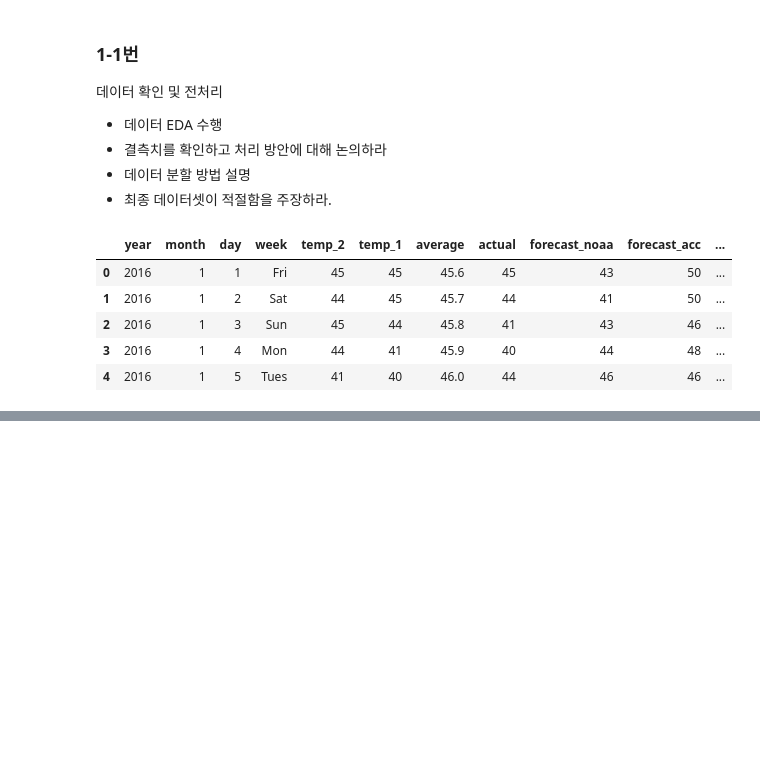
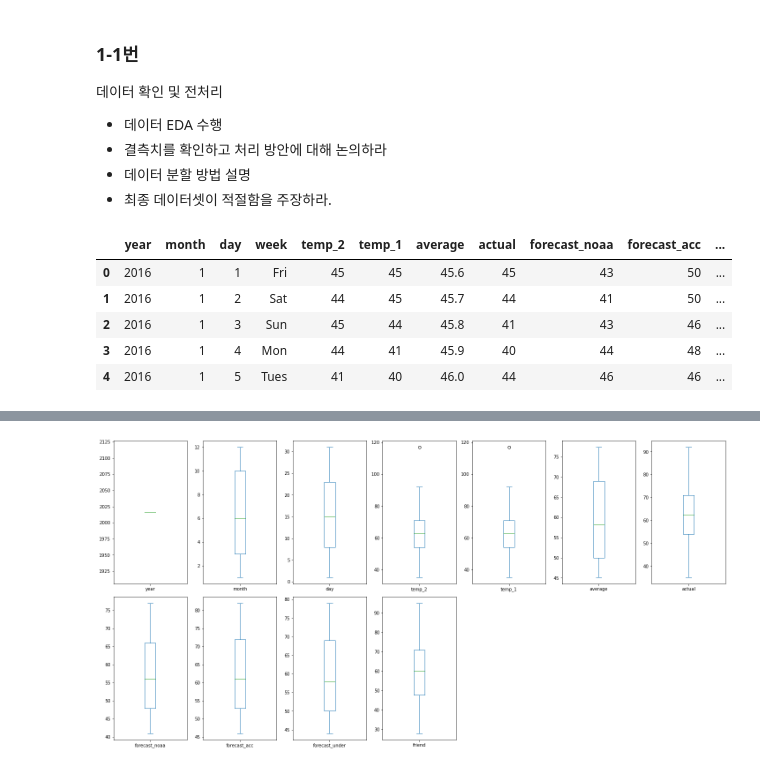
Before and after one commit to johyunkang/adp_certificate, a Jupyter notebook: adp_20.ipynb, the cells around one changed output, grey strips where cells are left out. Cells and saved outputs as stored; diff of their text form; code cells hidden in the pictures; blank space fills up the shorter version.

```diff
--- a/adp_20.ipynb
+++ b/adp_20.ipynb
@@ -32,0 +56,8 @@ df.head()
+# %%
+## DATA outlier check
+import matplotlib.pyplot as plt
+df.plot(kind='box', subplots=True, layout=(2, len(df.columns)// 2+1), figsize=(20, 10))
+plt.tight_layout()
+plt.show()
+# %% [output]
+[figure, added]
```
Also changed, not shown: parts of 4 cells of this notebook.
